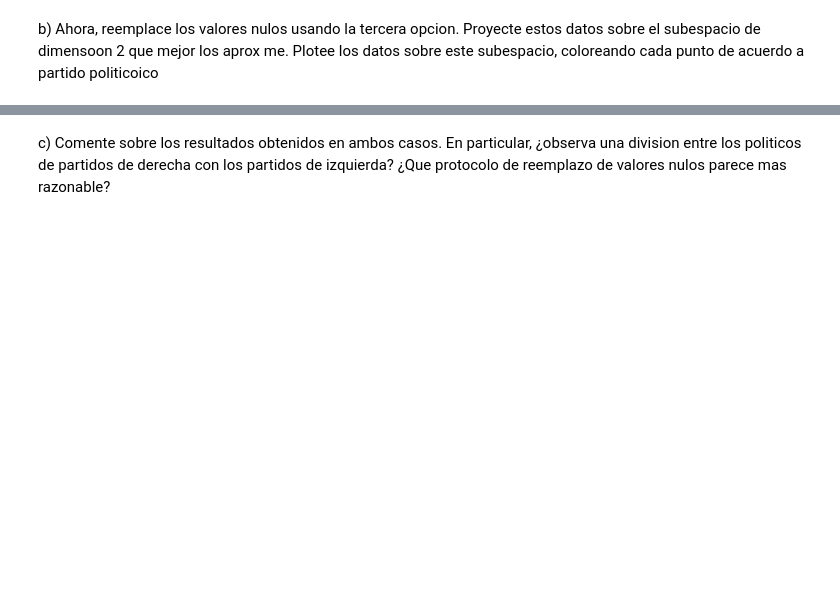
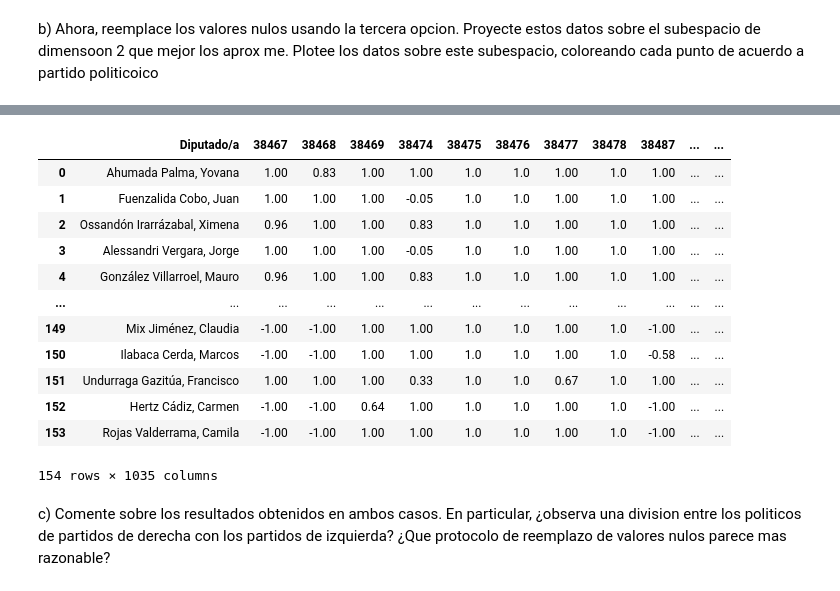
Before and after one commit to fernandaleroy/Proyecto-Algebra-, a Jupyter notebook: Codigo_Proyecto_SVD.ipynb, the cells around one changed output, grey strips where cells are left out. Drawn from its saved outputs; the diff is of its cells as text; code cells hidden in the pictures; blank space fills up the shorter version.

```diff
--- a/Codigo_Proyecto_SVD.ipynb
+++ b/Codigo_Proyecto_SVD.ipynb
@@ -271,3 +330,29 @@ acuerdo a partido politicoico
+# %%
+df_b = df.copy()
+# %%
+for i in leyes_con_nan :
+    df_b[i] = (
+        df.groupby('party')[i]
+        .transform('mean')
+        .combine_first(df[i])
+    )
+columnas_votos = leyes_con_nan
+df_b[columnas_votos] = df_b[columnas_votos].round(2)
+df_b
+# %% [output]
+|  | Diputado/a | 38467 | 38468 | 38469 | 38474 | 38475 | 38476 | 38477 | 38478 | 38487 | ... | ... |
+| 0 | Ahumada Palma, Yovana | 1.00 | 0.83 | 1.00 | 1.00 | 1.0 | 1.0 | 1.00 | 1.0 | 1.00 | ... | ... |
+| 1 | Fuenzalida Cobo, Juan | 1.00 | 1.00 | 1.00 | -0.05 | 1.0 | 1.0 | 1.00 | 1.0 | 1.00 | ... | ... |
+| 2 | Ossandón Irarrázabal, Ximena | 0.96 | 1.00 | 1.00 | 0.83 | 1.0 | 1.0 | 1.00 | 1.0 | 1.00 | ... | ... |
+| 3 | Alessandri Vergara, Jorge | 1.00 | 1.00 | 1.00 | -0.05 | 1.0 | 1.0 | 1.00 | 1.0 | 1.00 | ... | ... |
+| 4 | González Villarroel, Mauro | 0.96 | 1.00 | 1.00 | 0.83 | 1.0 | 1.0 | 1.00 | 1.0 | 1.00 | ... | ... |
+| ... | ... | ... | ... | ... | ... | ... | ... | ... | ... | ... | ... | ... |
+| 149 | Mix Jiménez, Claudia | -1.00 | -1.00 | 1.00 | 1.00 | 1.0 | 1.0 | 1.00 | 1.0 | -1.00 | ... | ... |
+| 150 | Ilabaca Cerda, Marcos | -1.00 | -1.00 | 1.00 | 1.00 | 1.0 | 1.0 | 1.00 | 1.0 | -0.58 | ... | ... |
+| 151 | Undurraga Gazitúa, Francisco | 1.00 | 1.00 | 1.00 | 0.33 | 1.0 | 1.0 | 0.67 | 1.0 | 1.00 | ... | ... |
+| 152 | Hertz Cádiz, Carmen | -1.00 | -1.00 | 0.64 | 1.00 | 1.0 | 1.0 | 1.00 | 1.0 | -1.00 | ... | ... |
+| 153 | Rojas Valderrama, Camila | -1.00 | -1.00 | 1.00 | 1.00 | 1.0 | 1.0 | 1.00 | 1.0 | -1.00 | ... | ... |
+154 rows × 1035 columns
 # %% [markdown]
 c) Comente sobre los resultados obtenidos en ambos casos. En particular, ¿observa una division entre los politicos de partidos de derecha
 con los partidos de izquierda? ¿Que protocolo de reemplazo de valores
```
Also changed, not shown: parts of 9 cells of this notebook.
